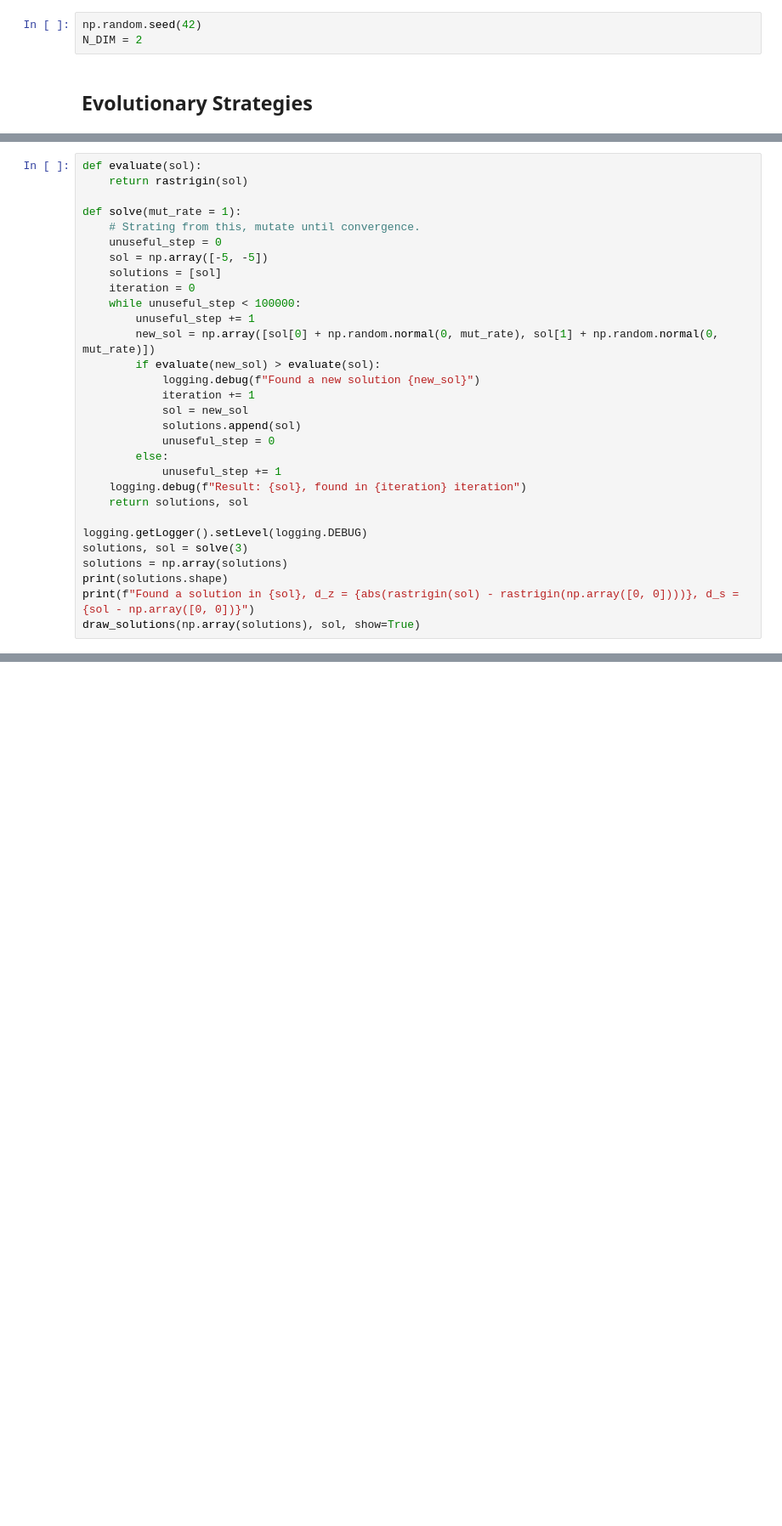
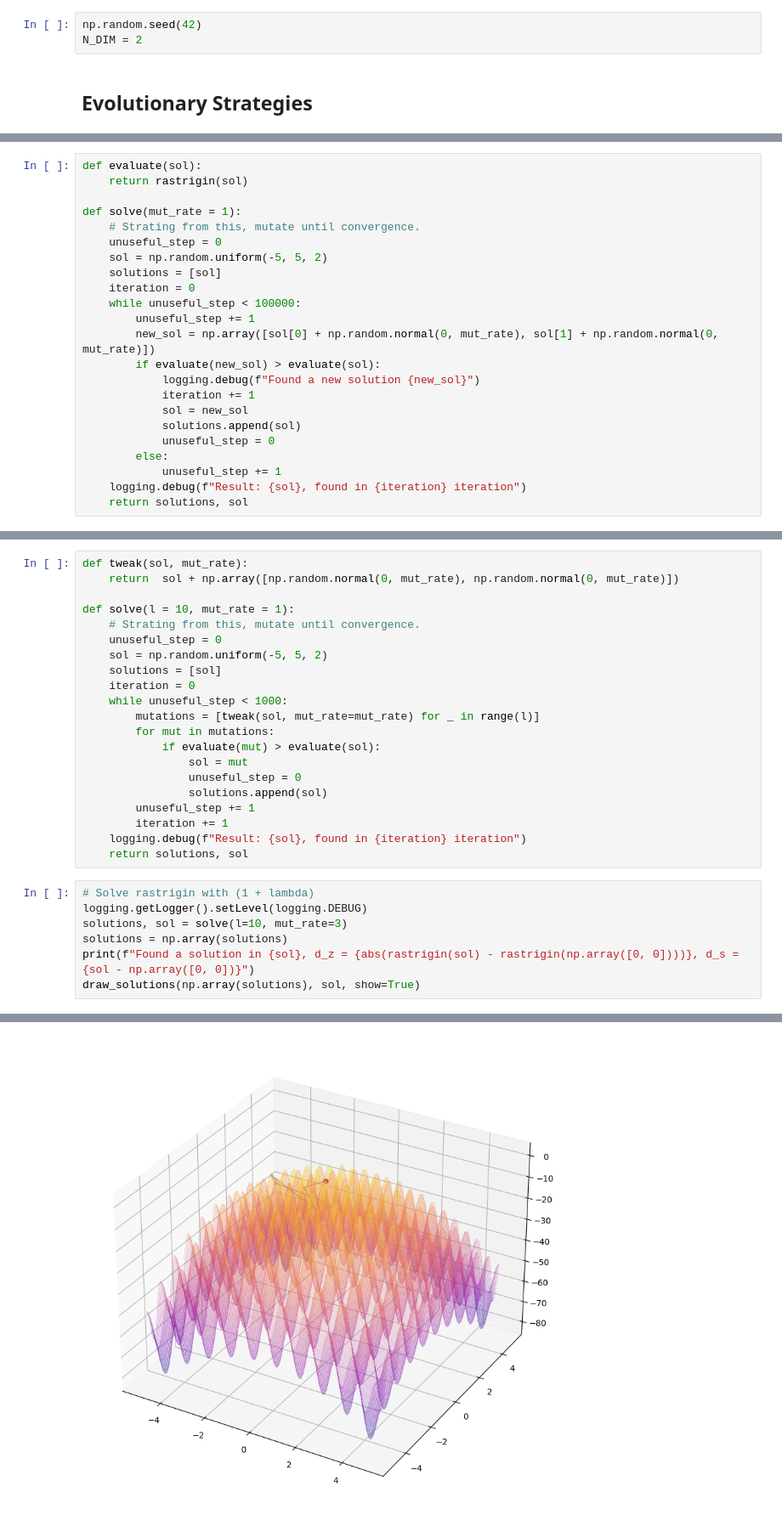
Before and after one commit to gabbiurlaro/computational-intelligence-22-23, a Jupyter notebook: playground/rastrigin.ipynb, the cells around one changed output, grey strips where cells are left out. Shown at 85% size. Saved outputs shown, nothing was run; the diff lists cells and outputs as text; blank space fills up the shorter version.

Commit message:
Implemented (1 + lambda), (1, lambda) evolutionary startegies

```diff
--- a/playground/rastrigin.ipynb
+++ b/playground/rastrigin.ipynb
@@ -64,7 +52,7 @@ def evaluate(sol):
 def solve(mut_rate = 1):
     # Strating from this, mutate until convergence.
     unuseful_step = 0
-    sol = np.array([-5, -5])
+    sol = np.random.uniform(-5, 5, 2)
     solutions = [sol]
     iteration = 0
     while unuseful_step < 100000:
@@ -80,10 +68,3 @@ def solve(mut_rate = 1):
             unuseful_step += 1
     logging.debug(f"Result: {sol}, found in {iteration} iteration")
     return solutions, sol
-
-logging.getLogger().setLevel(logging.DEBUG)
-solutions, sol = solve(3)
-solutions = np.array(solutions)
-print(solutions.shape)
-print(f"Found a solution in {sol}, d_z = {abs(rastrigin(sol) - rastrigin(np.array([0, 0])))}, d_s = {sol - np.array([0, 0])}")
-draw_solutions(np.array(solutions), sol, show=True)
@@ -107,0 +96,29 @@ Found a solution in [ 0.00532953 -0.01180966], d_z = 0.033291322442558544, d_s =
+# %%
+def tweak(sol, mut_rate):
+    return  sol + np.array([np.random.normal(0, mut_rate), np.random.normal(0, mut_rate)])
+
+def solve(l = 10, mut_rate = 1):
+    # Strating from this, mutate until convergence.
+    unuseful_step = 0
+    sol = np.random.uniform(-5, 5, 2)
+    solutions = [sol]
+    iteration = 0
+    while unuseful_step < 1000:
+        mutations = [tweak(sol, mut_rate=mut_rate) for _ in range(l)]
+        for mut in mutations:
+            if evaluate(mut) > evaluate(sol):
+                sol = mut
+                unuseful_step = 0
+                solutions.append(sol)
+        unuseful_step += 1
+        iteration += 1
+    logging.debug(f"Result: {sol}, found in {iteration} iteration")
+    return solutions, sol
+# %%
+# Solve rastrigin with (1 + lambda)
+logging.getLogger().setLevel(logging.DEBUG)
+solutions, sol = solve(l=10, mut_rate=3)
+solutions = np.array(solutions)
+print(f"Found a solution in {sol}, d_z = {abs(rastrigin(sol) - rastrigin(np.array([0, 0])))}, d_s = {sol - np.array([0, 0])}")
+draw_solutions(np.array(solutions), sol, show=True)
+# %% [output]
@@ -107,0 +127 @@ Found a solution in [ 0.00532953 -0.01180966], d_z = 0.033291322442558544, d_s =
+[figure, added]
```
Also changed, not shown: parts of 8 cells of this notebook.
